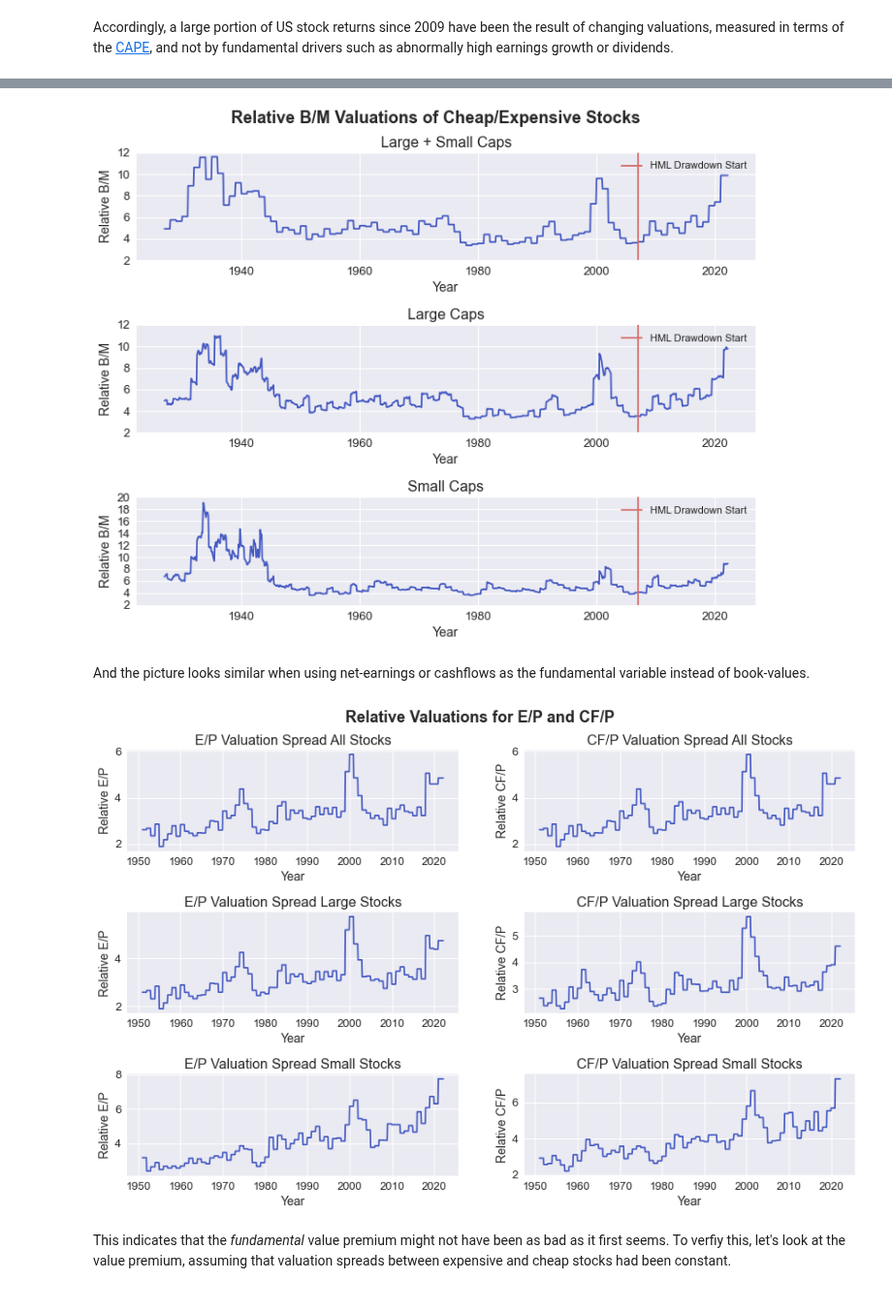
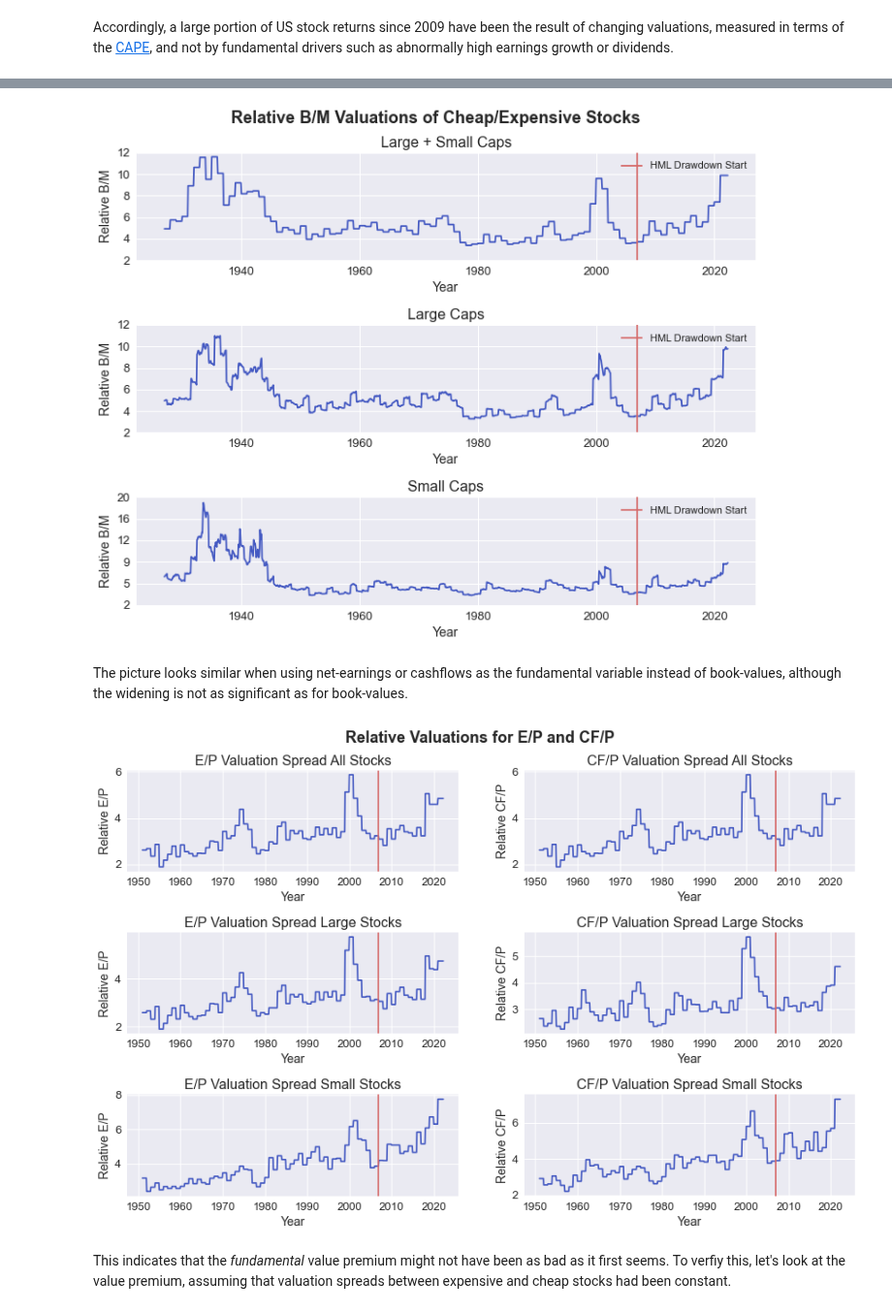
Before and after one commit to jonasniemeyer/investing-ideas, a Jupyter notebook: analyzing_the_value_premium.ipynb, the cells around one changed output, grey strips where cells are left out. Shown at 97% size. Cells and saved outputs as stored; diff of their text form; code cells hidden in the pictures.

```diff
--- a/analyzing_the_value_premium.ipynb
+++ b/analyzing_the_value_premium.ipynb
@@ -508,15 +504,15 @@ axes[2].set_xlabel("Year", size=14)
 axes[2].set_ylabel("Relative B/M", size=14)
 axes[2].tick_params(axis="x", labelsize=13)
 
-yticks = np.linspace(2, df["Valuation Spread Small"].max() // 2 * 2 + 2, int(df["Valuation Spread Small"].max() // 2)+1)
+yticks = np.linspace(2, df["Valuation Spread Small"].max() // 2 * 2 + 2, int(df["Valuation Spread Small"].max() // 3))
 axes[2].set_yticks(yticks)
 axes[2].set_yticklabels([int(tick) for tick in yticks], size=13)
 
 axes[2].legend(fontsize=11, loc="upper right");
 # %% [output]
-[figure, old version]
+[figure, new version]
 # %% [markdown]
-And the picture looks similar when using net-earnings or cashflows as the fundamental variable instead of book-values.
+The picture looks similar when using net-earnings or cashflows as the fundamental variable instead of book-values, although the widening is not as significant as for book-values.
 # %%
 df["High E/P Ratio"] = ep_sorted_data["Value Weight Average of E / ME"]["Hi 30"]
 df["Low E/P Ratio"] = ep_sorted_data["Value Weight Average of E / ME"]["Lo 30"]
@@ -543,34 +539,36 @@ df["Small Low CF/P Ratio"] = cfp_size_sorted_data["Value Weight Average of CF/P
 df["CF/P Valuation Spread Small"] = (df["Small High CF/P Ratio"] / df["Small Low CF/P Ratio"]).ffill()
 
 
 figure, axes = plt.subplots(nrows=3, ncols=2, figsize=(15,9))
 plt.subplots_adjust(hspace=0.6)
 figure.suptitle("Relative Valuations for E/P and CF/P", fontsize=18, fontweight="bold", y=0.95)
 
 for row, dataset in enumerate((
     "E/P Valuation Spread All",
     "E/P Valuation Spread Large",
     "E/P Valuation Spread Small"
 )):
 
     axes[row, 0].plot(df[dataset], color="#4459c2")
+    axes[row, 0].axvline(x=(2007-1970)*365, color="#d66b6b")
     axes[row, 0].set_title(f"{dataset} Stocks", size=16)
     axes[row, 0].set_xlabel("Year", size=14)
     axes[row, 0].set_ylabel(f"Relative {dataset.split()[0]}", size=14)
     axes[row, 0].tick_params(axis="both", labelsize=13)
 
 for row, dataset in enumerate((
     "CF/P Valuation Spread All",
     "CF/P Valuation Spread Large",
     "CF/P Valuation Spread Small"
 )):
     axes[row, 1].plot(df[dataset], color="#4459c2")
+    axes[row, 1].axvline(x=(2007-1970)*365, color="#d66b6b")
     axes[row, 1].set_title(f"{dataset} Stocks", size=16)
     axes[row, 1].set_xlabel("Year", size=14)
     axes[row, 1].set_ylabel(f"Relative {dataset.split()[0]}", size=14)
     axes[row, 1].tick_params(axis="both", labelsize=13)
 # %% [output]
-[figure, old version]
+[figure, new version]
 # %% [markdown]
 This indicates that the *fundamental* value premium might not have been as bad as it first seems. To verfiy this, let's look at the value premium, assuming that valuation spreads between expensive and cheap stocks had been constant.
 # %%
```
Also changed, not shown: parts of 43 cells of this notebook.
